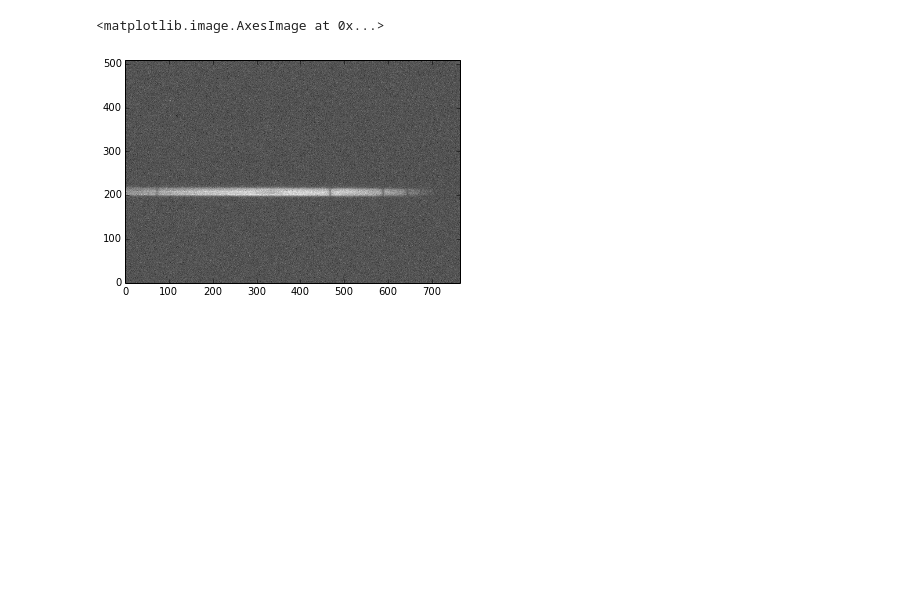
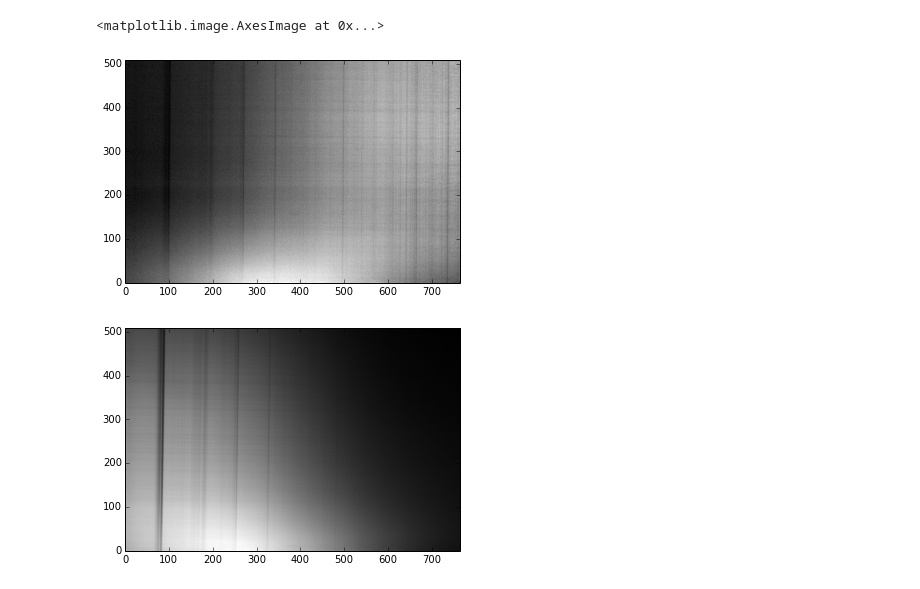
Before and after one commit to rfinn/obsastro, a Jupyter notebook: spectroscopy/specSpring2016/SpecReductionS16.ipynb, the cells around one changed output. Saved outputs shown, nothing was run; the diff lists cells and outputs as text; code cells hidden in the pictures; blank space fills up the shorter version.

```diff
--- a/spectroscopy/specSpring2016/SpecReductionS16.ipynb
+++ b/spectroscopy/specSpring2016/SpecReductionS16.ipynb
@@ -45,17 +49,18 @@ plt.plot(xfit,np.polyval(c1,xfit),'r--')
-# %%
-mercury_wavelengths=np.array([])
-capella=0
-vega=1
-# read in image
-if capella:
-    infile=fits.getdata('capella4.fit')
-    starname='Capella'
-if vega:
-    infile=fits.getdata('vega005.fit')
-    starname='Vega'
-plt.imshow(infile,cmap='gray')
-# %% [output]
-<matplotlib.image.AxesImage at 0x...>
-[figure, removed]
+# %%
+# sky5.fits
+# Sunspectra3.fits
+
+# read in sky
+infile=fits.getdata('sky5.fits')
+starname='Sky'
+plt.imshow(infile,cmap='gray')
+plt.figure()
+infile=fits.getdata('Sunspectra3.fits')
+starname='Sun'
+plt.imshow(infile,cmap='gray')
+# %% [output]
+<matplotlib.image.AxesImage at 0x...>
+[figure, added]
+[figure, added]
 # %%
 # identify location of spectrum on 2-D image
```
Also changed, not shown: parts of 4 cells of this notebook.
